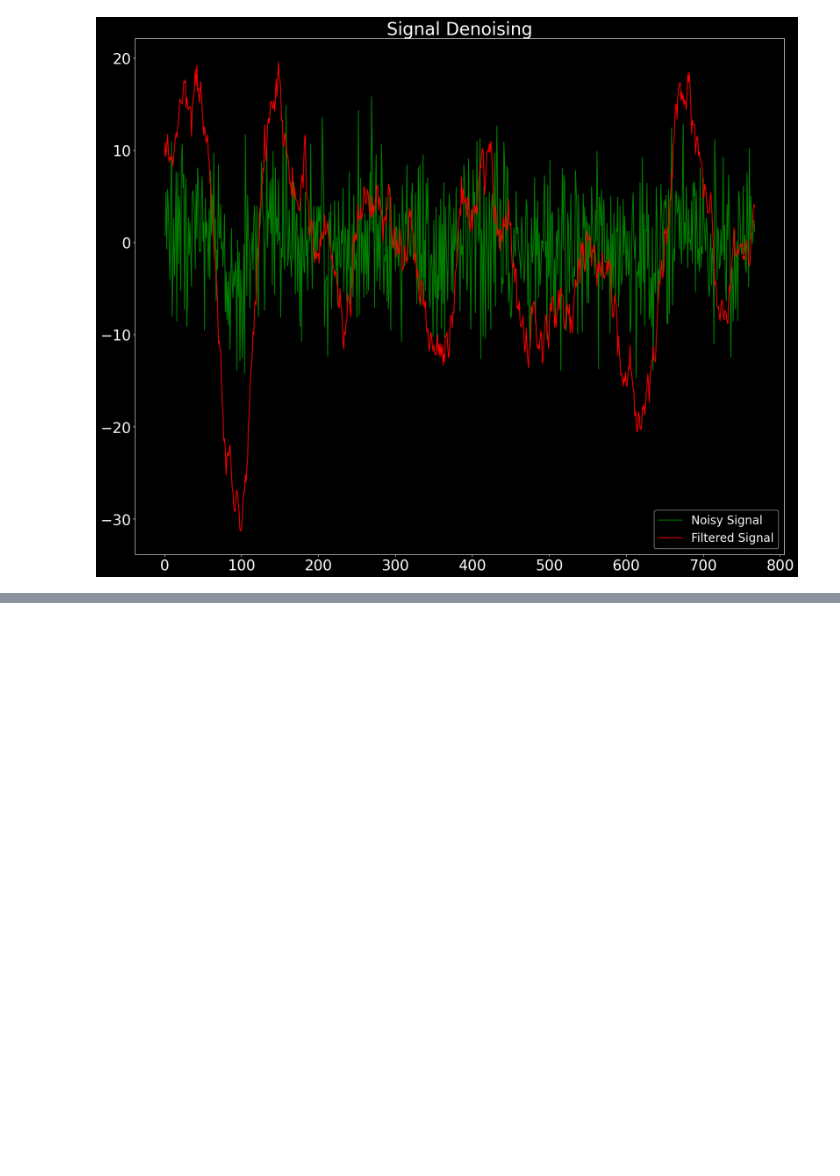
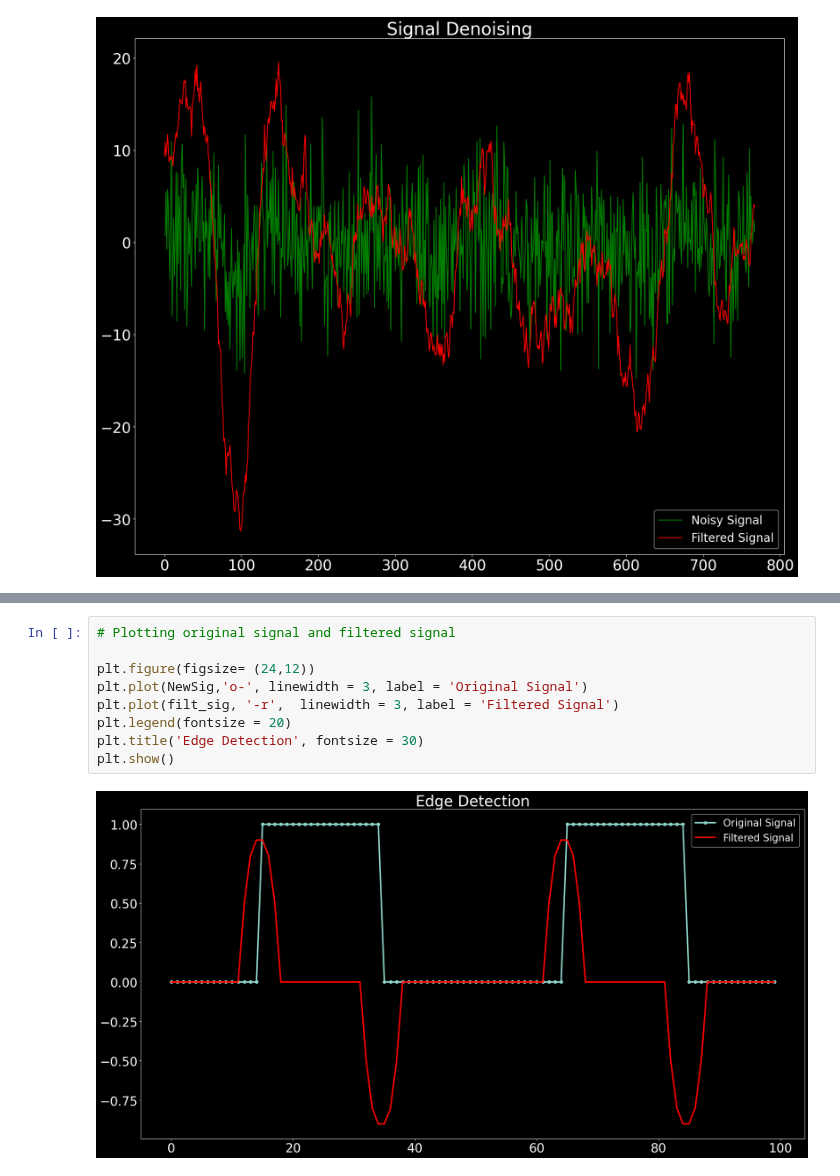
Before and after one commit to hbrandon15/ISP-with-Python, a Jupyter notebook: fundamentals_of_signal_processing/10_applications_of_convolution.ipynb, the cells around one changed output, grey strips where cells are left out. Drawn from its saved outputs; the diff is of its cells as text; blank space fills up the shorter version.

```diff
--- a/fundamentals_of_signal_processing/10_applications_of_convolution.ipynb
+++ b/fundamentals_of_signal_processing/10_applications_of_convolution.ipynb
@@ -71,0 +124,11 @@ plt.show()
+# %%
+# Plotting original signal and filtered signal
+
+plt.figure(figsize= (24,12))
+plt.plot(NewSig,'o-', linewidth = 3, label = 'Original Signal')
+plt.plot(filt_sig, '-r',  linewidth = 3, label = 'Filtered Signal')
+plt.legend(fontsize = 20)
+plt.title('Edge Detection', fontsize = 30)
+plt.show()
+# %% [output]
+[figure, added]
```
Also changed, not shown: parts of 7 cells of this notebook.
